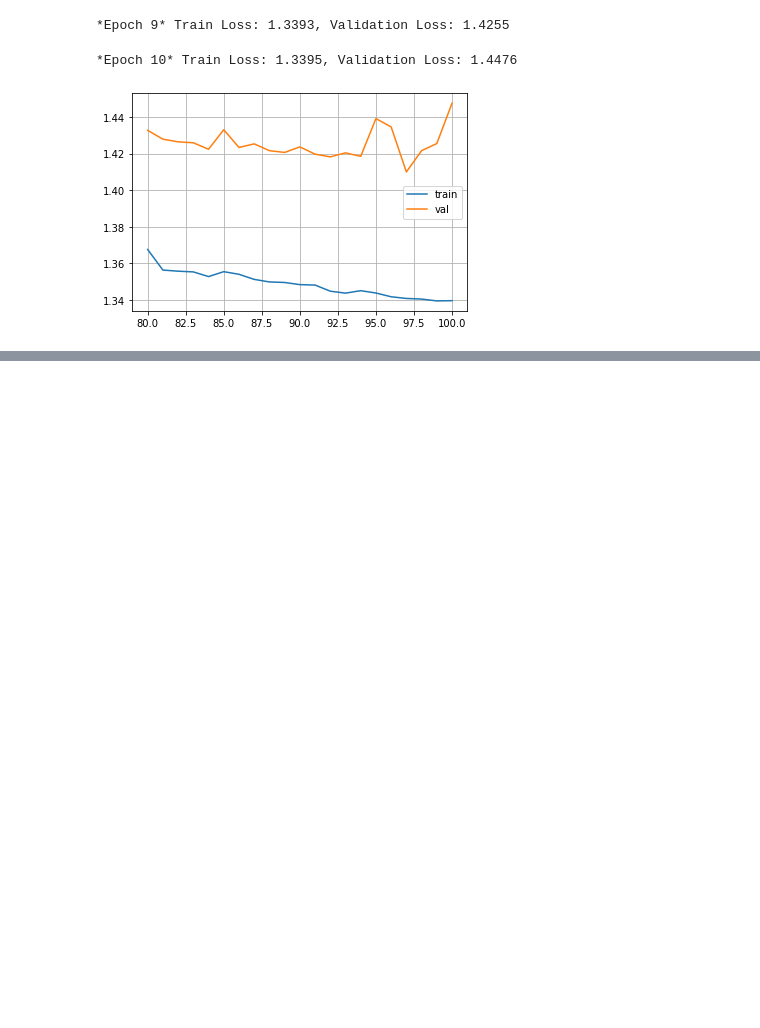
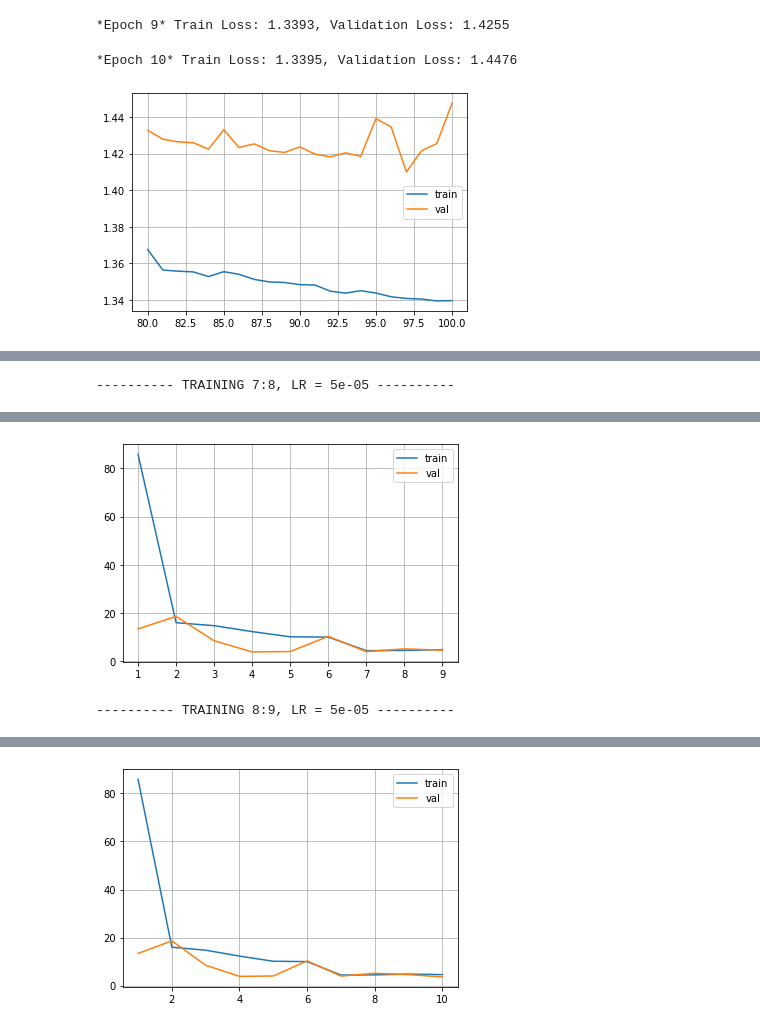
Before and after one commit to Sankek/MolecularEnergyEstimation, a Jupyter notebook: main.ipynb, the cells around one changed output, grey strips where cells are left out. Saved outputs shown, nothing was run; the diff lists cells and outputs as text; code cells hidden in the pictures; blank space fills up the shorter version.

```diff
--- a/main.ipynb
+++ b/main.ipynb
@@ -584,0 +712,5 @@ epoch = long_train(epoch, 10, 5e-07)
+# %%
+epoch = long_train(epoch, 1, 0.5e-4)
+epoch = long_train(epoch, 1, 0.5e-4)
+# %% [output]
+---------- TRAINING 7:8, LR = 5e-05 ----------
@@ -584,0 +718,2 @@ epoch = long_train(epoch, 10, 5e-07)
+[figure, added]
+---------- TRAINING 8:9, LR = 5e-05 ----------
@@ -584,0 +721 @@ epoch = long_train(epoch, 10, 5e-07)
+[figure, added]
```
Also changed, not shown: parts of 21 cells of this notebook.
